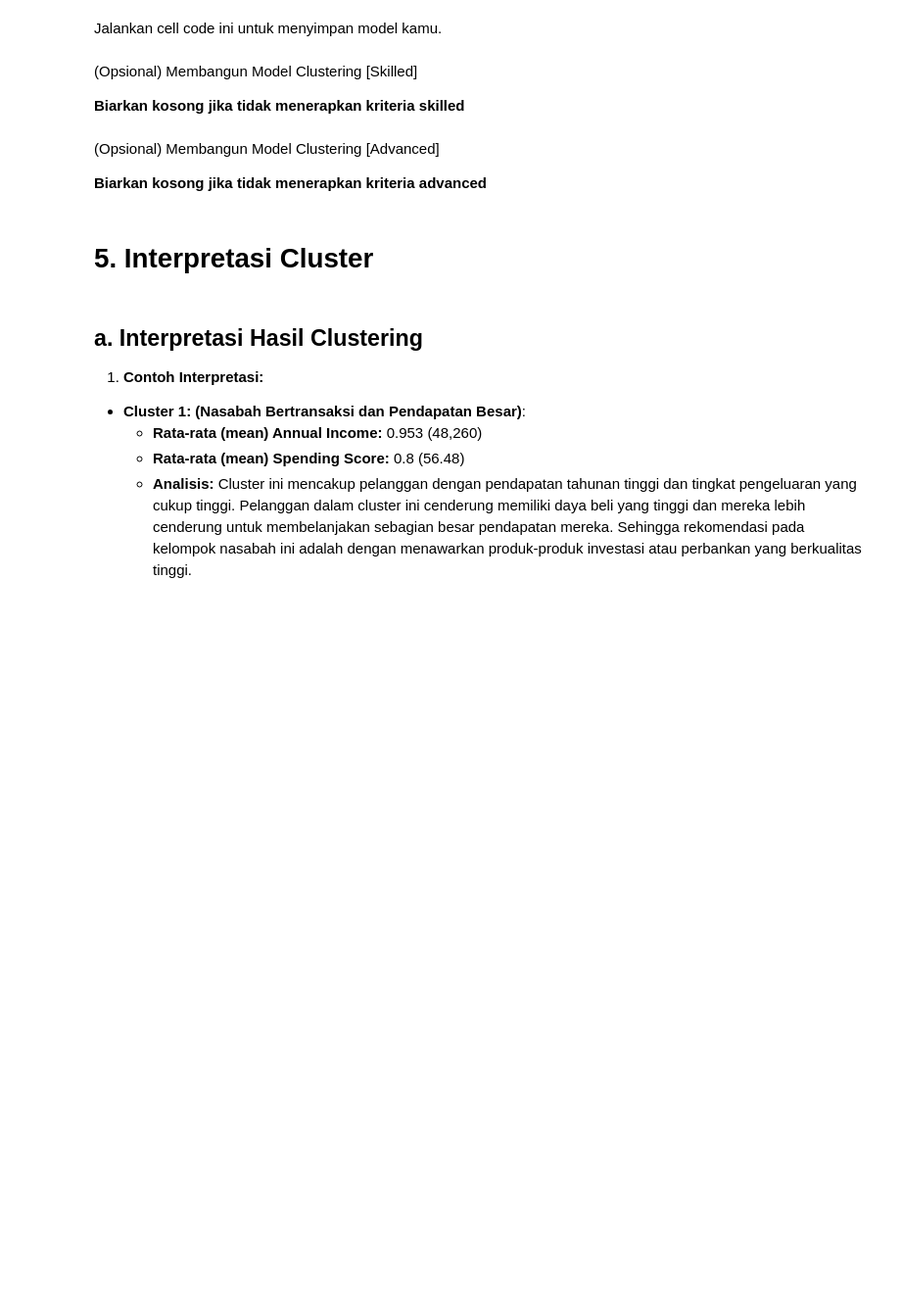
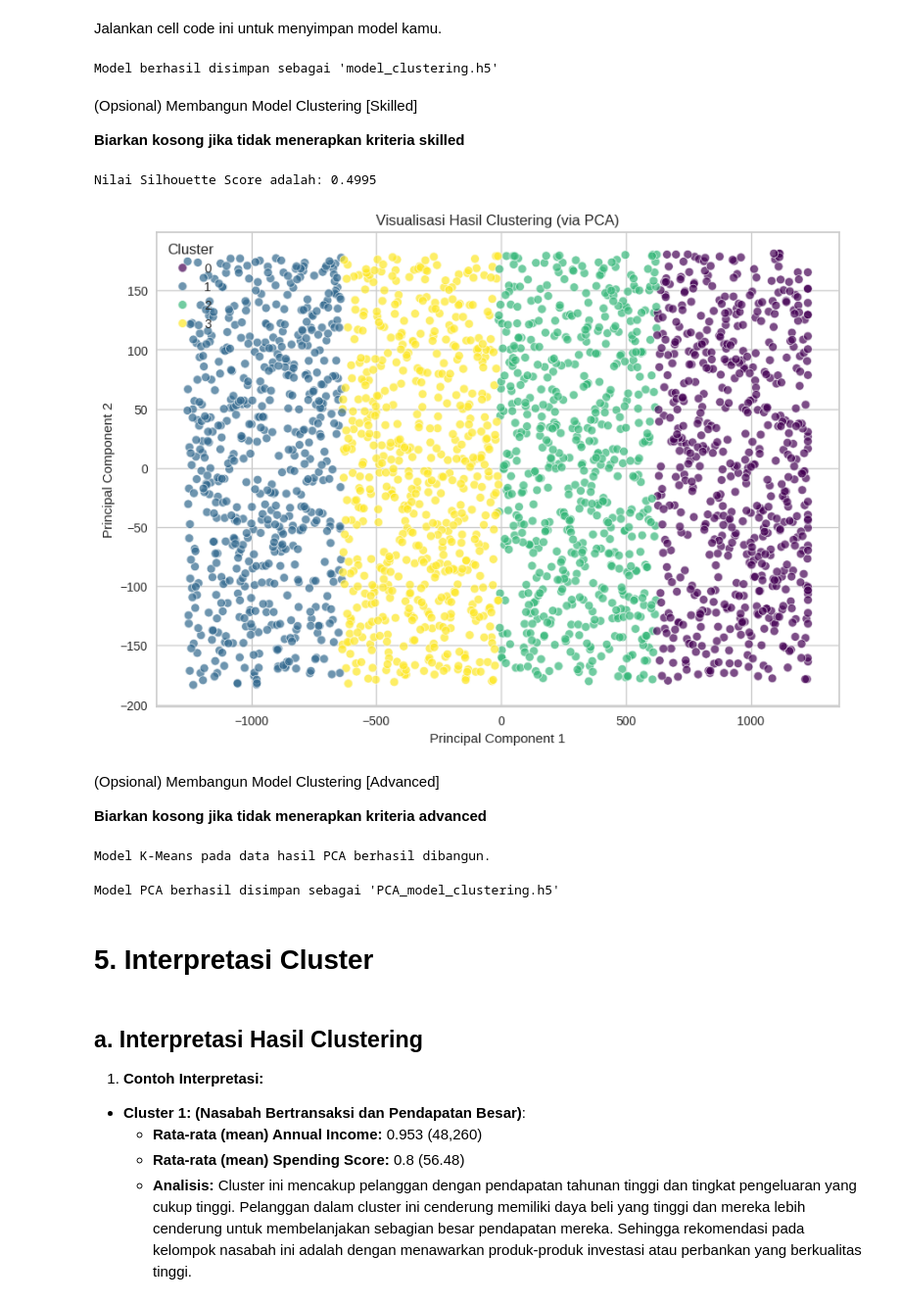
Before and after one commit to NaufalYogaPratama/BMLP-bank-transactions-data-model, a Jupyter notebook: [Clustering]_Submission_Akhir__Naufal_Yoga_Pratama.ipynb, the cells around one changed output. Shown at 98% size. Cells and saved outputs as stored; diff of their text form; code cells hidden in the pictures; blank space fills up the shorter version.

```diff
--- a/[Clustering]_Submission_Akhir__Naufal_Yoga_Pratama.ipynb
+++ b/[Clustering]_Submission_Akhir__Naufal_Yoga_Pratama.ipynb
@@ -364,0 +442,12 @@ Pada tahap ini, Anda membangun model clustering dengan memilih algoritma yang se
+# %%
+# Menggunakan algoritma K-Means Clustering
+
+best_k = visualizer.elbow_value_
+print(f"Jumlah cluster (K) yang optimal adalah: {best_k}")
+
+kmeans = KMeans(n_clusters=best_k, random_state=42, n_init='auto')
+kmeans.fit(df_processed)
+
+df_processed['Cluster'] = kmeans.labels_
+print("\nModel K-Means berhasil dilatih dan label cluster telah ditambahkan.")
+df_processed.head()
@@ -368,9 +467,19 @@ Jalankan cell code ini untuk menyimpan model kamu.
 # Menyimpan model menggunakan joblib
 # import joblib
 # joblib.dump(___, "model_clustering.h5")
+
+joblib.dump(kmeans, "model_clustering.h5")
+print("\nModel berhasil disimpan sebagai 'model_clustering.h5'")
+# %% [output]
+Model berhasil disimpan sebagai 'model_clustering.h5'
 # %% [markdown]
 (Opsional) Membangun Model Clustering [Skilled]
 
 **Biarkan kosong jika tidak menerapkan kriteria skilled**
 # %%
 # Menghitung dan menampilkan nilai Silhouette Score.
+
+score = silhouette_score(df_processed.drop('Cluster', axis=1), df_processed['Cluster'])
+print(f"Nilai Silhouette Score adalah: {score:.4f}")
+# %% [output]
+Nilai Silhouette Score adalah: 0.4995
@@ -379,3 +486,18 @@ Jalankan cell code ini untuk menyimpan model kamu.
+# %%
+# Membuat visualisasi hasil clustering
+
+pca_viz = PCA(n_components=2)
+df_pca_viz = pca_viz.fit_transform(df_processed.drop('Cluster', axis=1))
+
+plt.figure(figsize=(10, 7))
+sns.scatterplot(x=df_pca_viz[:, 0], y=df_pca_viz[:, 1], hue=df_processed['Cluster'], palette='viridis', s=50, alpha=0.7)
+plt.title('Visualisasi Hasil Clustering (via PCA)')
+plt.xlabel('Principal Component 1')
+plt.ylabel('Principal Component 2')
+plt.legend(title='Cluster')
+plt.show()
+# %% [output]
+[figure, added]
 # %% [markdown]
 (Opsional) Membangun Model Clustering [Advanced]
 
@@ -389,10 +511,27 @@ Jalankan cell code ini untuk menyimpan model kamu.
 # Pastikan kamu membangun model Kmeans baru dengan data yang sudah dimodifikasi melalui PCA.
 # ___ = KMeans(n_clusters=<x>)
 # ___.fit(<data_final>)
+
+pca = PCA(n_components=2)
+pca_features = pca.fit_transform(df_processed.drop('Cluster', axis=1))
+
+data_final = pd.DataFrame(data=pca_features, columns=['PCA1', 'PCA2'])
+
+kmeans_pca = KMeans(n_clusters=best_k, random_state=42, n_init='auto')
+kmeans_pca.fit(data_final)
+
+print("Model K-Means pada data hasil PCA berhasil dibangun.")
+# %% [output]
+Model K-Means pada data hasil PCA berhasil dibangun.
 # %%
 # Simpan model PCA sebagai perbandingan dengan menjalankan cell code ini joblib.dump(model,"PCA_model_clustering.h5")
 # Pastikan yang disimpan model yang sudah melalui .fit berdasarkan dataset yang sudah dilakukan PCA
 # joblib.dump(___, "PCA_model_clustering.h5")
+
+joblib.dump(pca, "PCA_model_clustering.h5")
+print("\nModel PCA berhasil disimpan sebagai 'PCA_model_clustering.h5'")
+# %% [output]
+Model PCA berhasil disimpan sebagai 'PCA_model_clustering.h5'
 # %% [markdown]
 # **5. Interpretasi Cluster**
 # %% [markdown]
```
Also changed, not shown: parts of 27 cells of this notebook.
